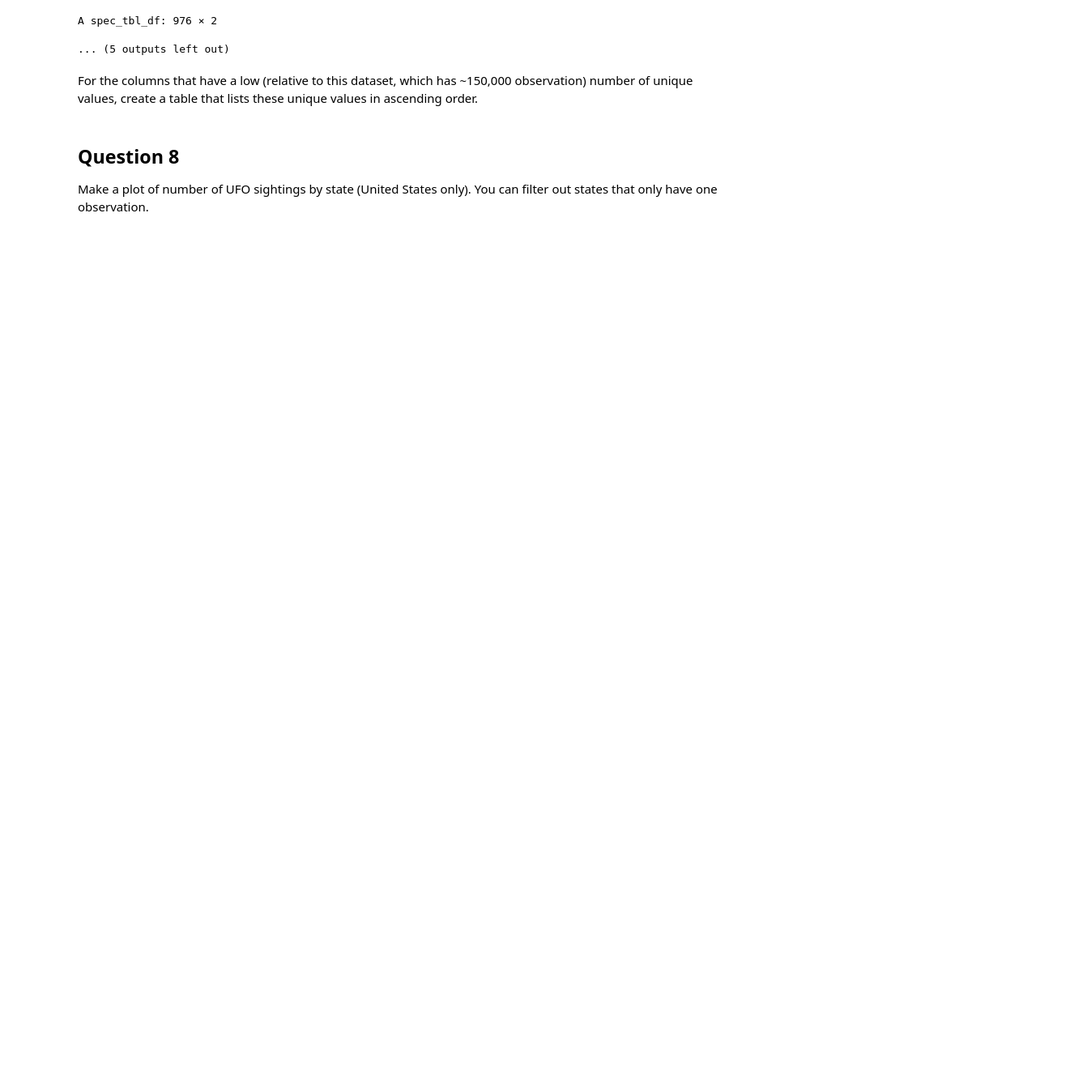
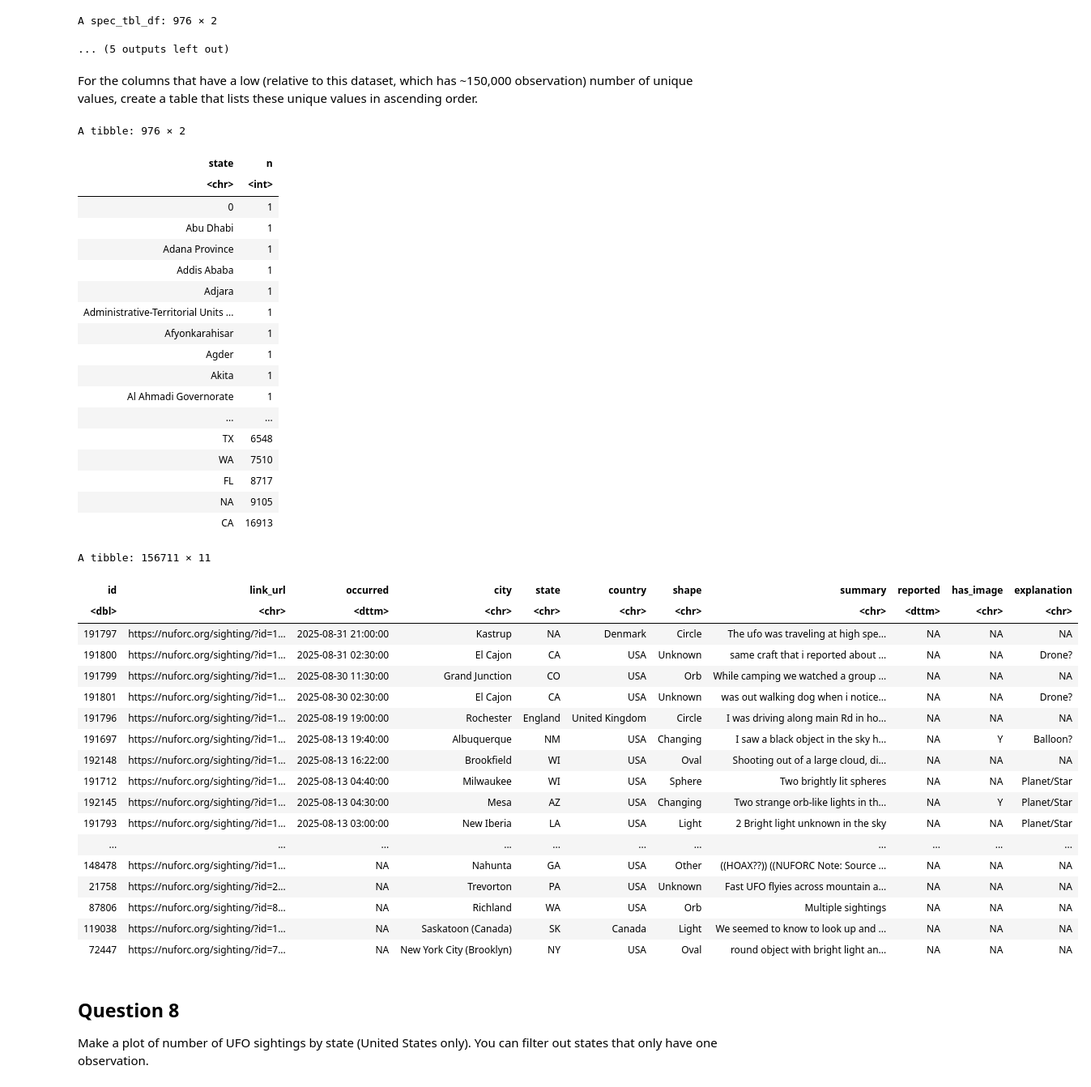
Before and after one commit to DudhiData/BIOS512, a Jupyter notebook: HW3/BIOS512_HW3.ipynb, the cells around one changed output. Shown at 81% size. Saved outputs shown, nothing was run; the diff lists cells and outputs as text; code cells hidden in the pictures; blank space fills up the shorter version.

```diff
--- a/HW3/BIOS512_HW3.ipynb
+++ b/HW3/BIOS512_HW3.ipynb
@@ -419,6 +547,48 @@ A spec_tbl_df: 976 × 2
 ... (5 outputs left out)
 # %% [markdown]
 For the columns that have a low (relative to this dataset, which has ~150,000 observation) number of unique values, create a table that lists these unique values in ascending order.
+# %%
+df[
+df %>% group_by(state) %>% tally() %>% arrange(n)
+# %% [output]
+A tibble: 976 × 2
+| state | n |
+| <chr> | <int> |
+| 0 | 1 |
+| Abu Dhabi | 1 |
+| Adana Province | 1 |
+| Addis Ababa | 1 |
+| Adjara | 1 |
+| Administrative-Territorial Units ... | 1 |
+| Afyonkarahisar | 1 |
+| Agder | 1 |
+| Akita | 1 |
+| Al Ahmadi Governorate | 1 |
+| ... | ... |
+| TX | 6548 |
+| WA | 7510 |
+| FL | 8717 |
+| NA | 9105 |
+| CA | 16913 |
+A tibble: 156711 × 11
+| id | link_url | occurred | city | state | country | shape | summary | reported | has_image | explanation |
+| <dbl> | <chr> | <dttm> | <chr> | <chr> | <chr> | <chr> | <chr> | <dttm> | <chr> | <chr> |
+| 191797 | https://nuforc.org/sighting/?id=1... | 2025-08-31 21:00:00 | Kastrup | NA | Denmark | Circle | The ufo was traveling at high spe... | NA | NA | NA |
+| 191800 | https://nuforc.org/sighting/?id=1... | 2025-08-31 02:30:00 | El Cajon | CA | USA | Unknown | same craft that i reported about ... | NA | NA | Drone? |
+| 191799 | https://nuforc.org/sighting/?id=1... | 2025-08-30 11:30:00 | Grand Junction | CO | USA | Orb | While camping we watched a group ... | NA | NA | NA |
+| 191801 | https://nuforc.org/sighting/?id=1... | 2025-08-30 02:30:00 | El Cajon | CA | USA | Unknown | was out walking dog when i notice... | NA | NA | Drone? |
+| 191796 | https://nuforc.org/sighting/?id=1... | 2025-08-19 19:00:00 | Rochester | England | United Kingdom | Circle | I was driving along main Rd in ho... | NA | NA | NA |
+| 191697 | https://nuforc.org/sighting/?id=1... | 2025-08-13 19:40:00 | Albuquerque | NM | USA | Changing | I saw a black object in the sky h... | NA | Y | Balloon? |
+| 192148 | https://nuforc.org/sighting/?id=1... | 2025-08-13 16:22:00 | Brookfield | WI | USA | Oval | Shooting out of a large cloud, di... | NA | NA | NA |
+| 191712 | https://nuforc.org/sighting/?id=1... | 2025-08-13 04:40:00 | Milwaukee | WI | USA | Sphere | Two brightly lit spheres | NA | NA | Planet/Star |
+| 192145 | https://nuforc.org/sighting/?id=1... | 2025-08-13 04:30:00 | Mesa | AZ | USA | Changing | Two strange orb-like lights in th... | NA | Y | Planet/Star |
+| 191793 | https://nuforc.org/sighting/?id=1... | 2025-08-13 03:00:00 | New Iberia | LA | USA | Light | 2 Bright light unknown in the sky | NA | NA | Planet/Star |
+| ... | ... | ... | ... | ... | ... | ... | ... | ... | ... | ... |
+| 148478 | https://nuforc.org/sighting/?id=1... | NA | Nahunta | GA | USA | Other | ((HOAX??)) ((NUFORC Note: Source ... | NA | NA | NA |
+| 21758 | https://nuforc.org/sighting/?id=2... | NA | Trevorton | PA | USA | Unknown | Fast UFO flyies across mountain a... | NA | NA | NA |
+| 87806 | https://nuforc.org/sighting/?id=8... | NA | Richland | WA | USA | Orb | Multiple sightings | NA | NA | NA |
+| 119038 | https://nuforc.org/sighting/?id=1... | NA | Saskatoon (Canada) | SK | Canada | Light | We seemed to know to look up and ... | NA | NA | NA |
+| 72447 | https://nuforc.org/sighting/?id=7... | NA | New York City (Brooklyn) | NY | USA | Oval | round object with bright light an... | NA | NA | NA |
 # %% [markdown]
 ## Question 8
 Make a plot of number of UFO sightings by state (United States only). You can filter out states that only have one observation.
```
Also changed, not shown: parts of 5 cells of this notebook.
